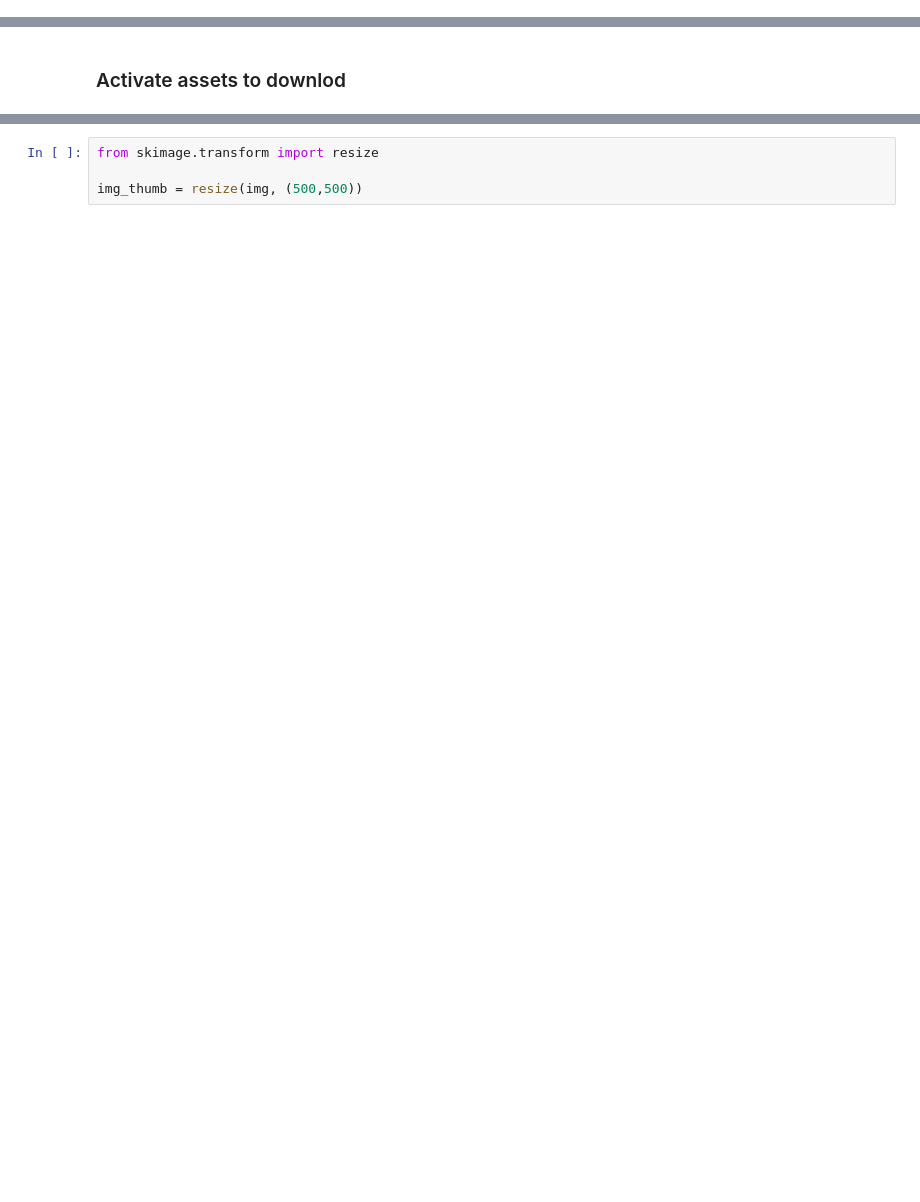
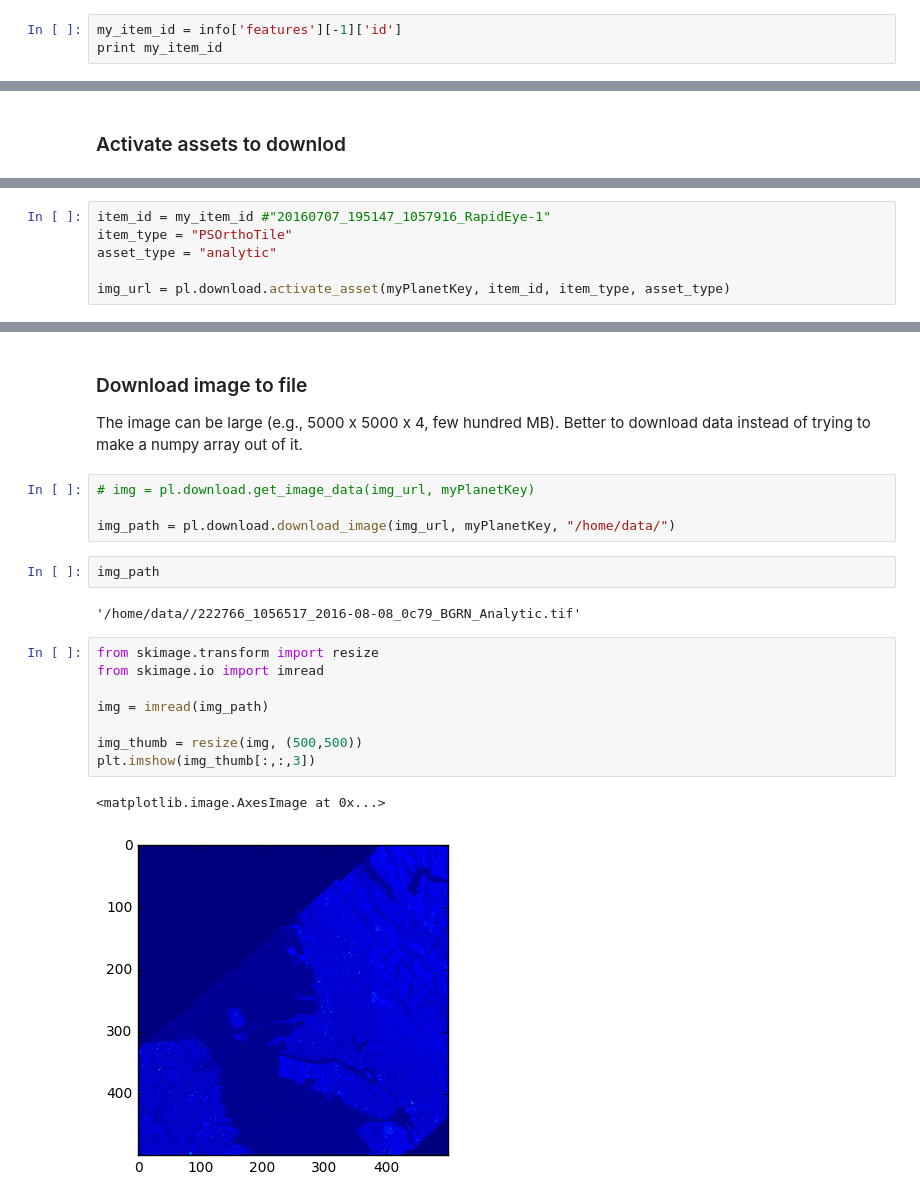
Before and after one commit to adrianalbert/pysatapi, a Jupyter notebook: planet-api/Test custom Planet Labs API client.ipynb, the cells around one changed output, grey strips where cells are left out. Cells and saved outputs as stored; diff of their text form; blank space fills up the shorter version.

```diff
--- a/planet-api/Test custom Planet Labs API client.ipynb
+++ b/planet-api/Test custom Planet Labs API client.ipynb
@@ -113,0 +111,3 @@ res['features'][0]['id']
+# %%
+my_item_id = info['features'][-1]['id']
+print my_item_id
@@ -158,0 +134,6 @@ img.shape
+# %%
+item_id = my_item_id #"20160707_195147_1057916_RapidEye-1"
+item_type = "PSOrthoTile"
+asset_type = "analytic"
+
+img_url = pl.download.activate_asset(myPlanetKey, item_id, item_type, asset_type)
@@ -159,4 +166,22 @@ img.shape
+# %% [markdown]
+### Download image to file
+The image can be large (e.g., 5000 x 5000 x 4, few hundred MB). Better to download data instead of trying to make a numpy array out of it.
+# %%
+# img = pl.download.get_image_data(img_url, myPlanetKey)
+
+img_path = pl.download.download_image(img_url, myPlanetKey, "/home/data/")
+# %%
+img_path
+# %% [output]
+'/home/data//222766_1056517_2016-08-08_0c79_BGRN_Analytic.tif'
 # %%
 from skimage.transform import resize
+from skimage.io import imread
+
+img = imread(img_path)
 
 img_thumb = resize(img, (500,500))
+plt.imshow(img_thumb[:,:,3])
+# %% [output]
+<matplotlib.image.AxesImage at 0x...>
+[figure, added]
```
Also changed, not shown: parts of 40 cells of this notebook, 9 other files.
